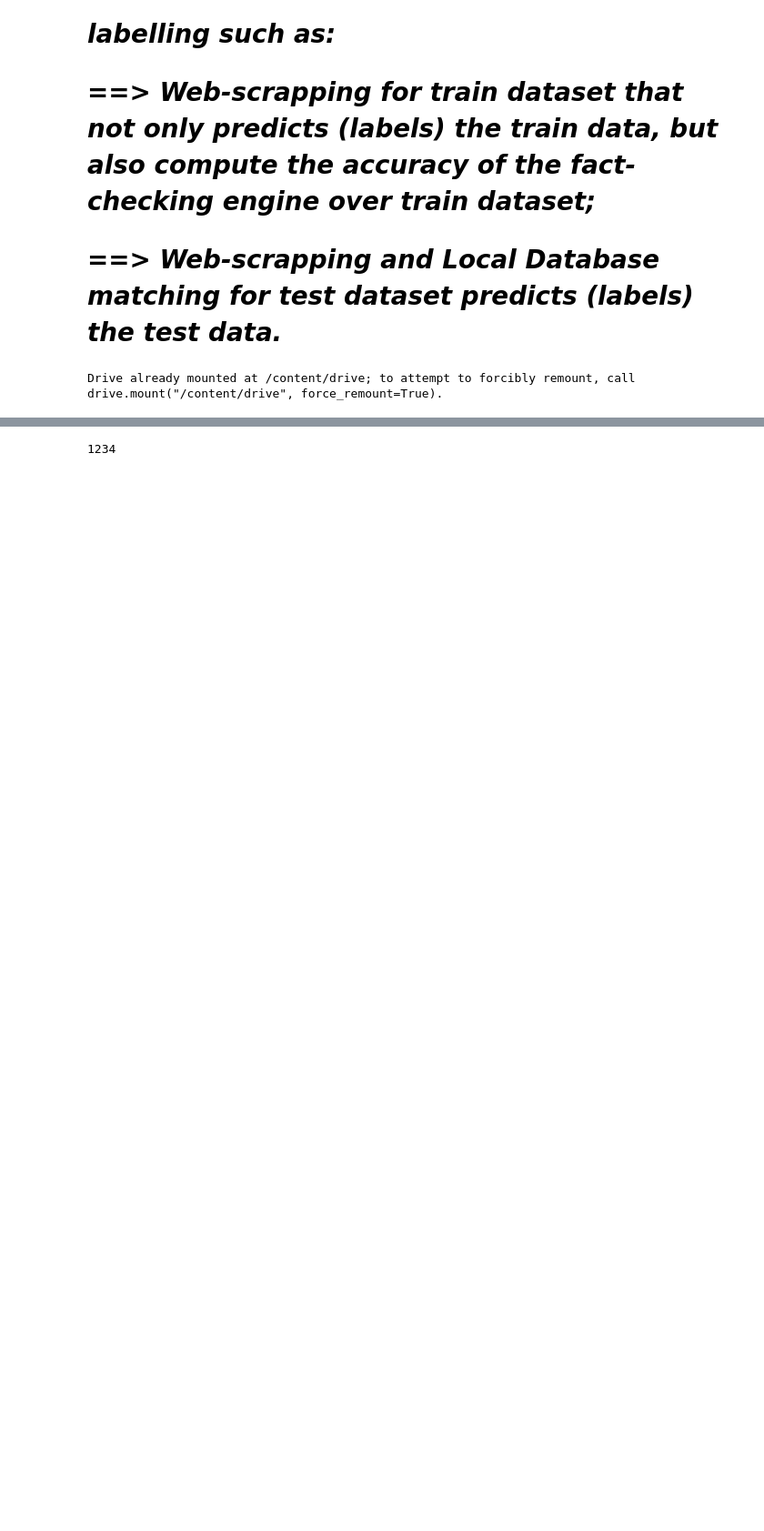
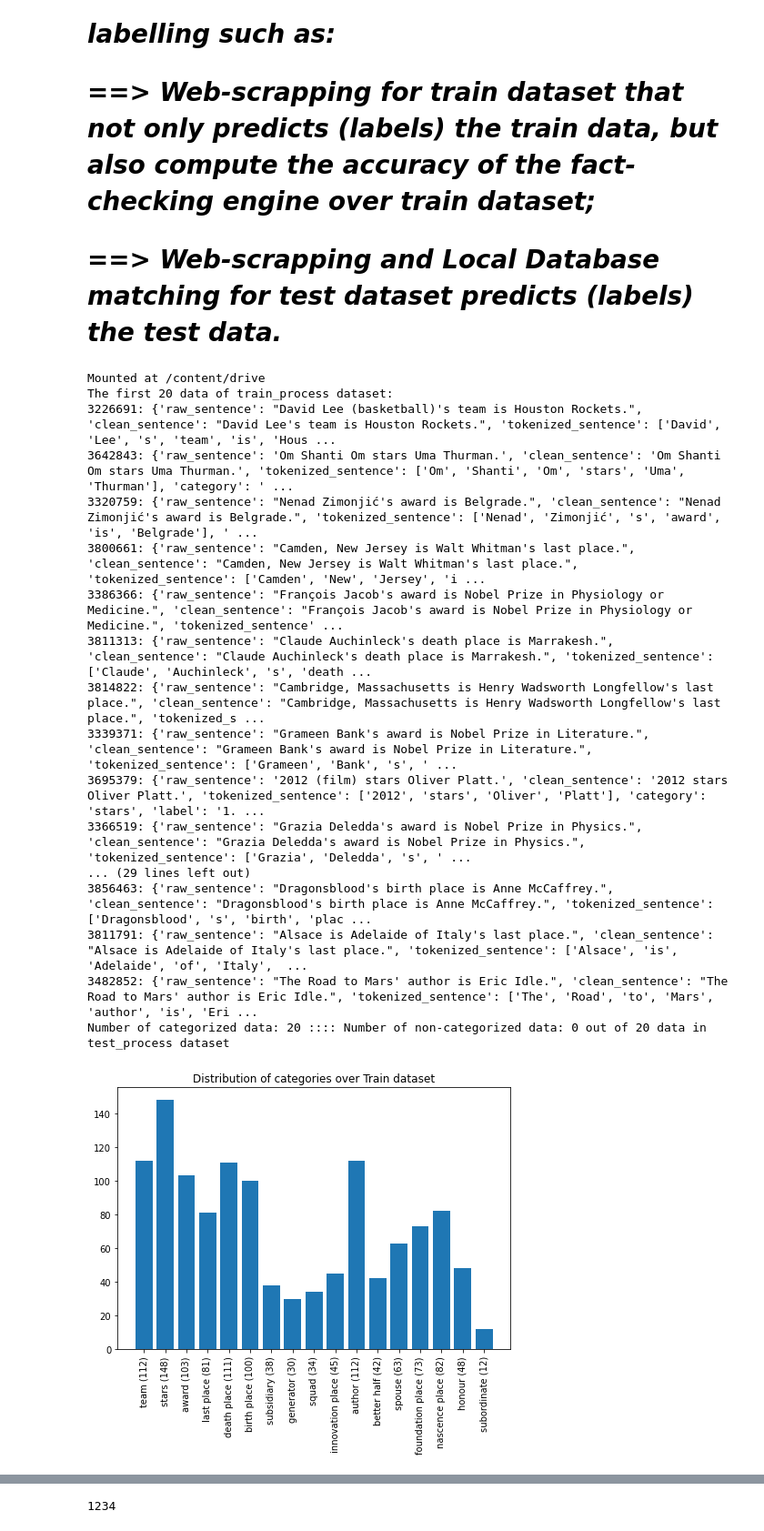
Before and after one commit to LittleOneNoise/SNLP_Fact_Checking, a Jupyter notebook: fact_engine.ipynb, the cells around one changed output, grey strips where cells are left out. Shown: that part at 91% size. Cells and saved outputs as stored; diff of their text form; code cells hidden in the pictures; blank space fills up the shorter version.

```diff
--- a/fact_engine.ipynb
+++ b/fact_engine.ipynb
@@ -509,7 +517,7 @@ class ProcessData:
             processed_dataset = self.clean_data(categorized_dataset, extra_categories)
             with open(file_name, 'w') as saved_file:
                 json.dump(processed_dataset, saved_file)
-        self.distinguish(processed_dataset, 5) # the method distinguish accepts the number of the data you want to visualize. If you put len(processed_dataset) it will show all dataset
+        self.distinguish(processed_dataset)
         return processed_dataset, extra_categories
 # %% [markdown]
 # ***The Class of VisualizeData is used to express the graphics according to the main information that datasets included such as categories and labels!***
@@ -1392,7 +1400,7 @@ class Scrapping:
 # %%
 # mount drive and build necessary folders and files
 drive.mount('/content/drive')
-folder_name = 'SNLP_Fact_Checking-main/SNLP'
+folder_name = 'SNLP'
 directory_folder = f'drive/MyDrive/{folder_name}'
 saved_path = os.path.join(directory_folder, 'saved_path')
 train_file = os.path.join(directory_folder, 'SNLP2020_training.tsv')
@@ -1433,31 +1441,48 @@ visualizer.plot_bars(ne_test, textinfo_test, 'Test')
 
 # generating links for each information in each data that train and test dataset includes
 resulting_train_file = 'results_train.json'
 resulting_test_file = 'results_test.json'
 scrapper_train = GetLinks(saved_path, train_dataset, data_collector_train.stop_words)
 result_train = scrapper_train.save_and_load(resulting_train_file)
 scrapper_test = GetLinks(saved_path, test_dataset, data_collector_test.stop_words)
 result_test = scrapper_test.save_and_load(resulting_test_file)
 
 # dictionary of synonyms of the corresponding categories
 synonymDB = {
               'nascence place': ['nascence place', 'birth', 'born'],
               'death place': ['death place', 'dead', 'die', 'last place'],
               'stars': ['star', 'starring', 'actor'],
               'team': ["\d{4}"],
               'squad': ["\d{4}"],
               'author': ["author", 'writer', "novelist", 'playwright', 'creator'],
               'foundation place': ['founded', 'foundation', 'base', 'headquarter', 'innnovation place'],
               'award': ['award', 'prize', 'honour', 'decoration', 'reward', 'medal'],
               'last place': ['last place', 'death place', 'dead', 'die'],
               'innovation place': ['innovation place', 'innovation', 'revolution', 'transformation', 'revolution', 'headquarter', 'founded', 'foundation place'],
               'better half': ['better half', 'partner', 'wife', 'husband', 'spouse'],
               'honour': ['honour', 'distinction', 'tribute', 'award', 'prize', 'decoration', 'reward'],
               'subsidiary': ['subsidiar', 'successor', 'parent', 'predecessor', 'developer', 'acquire'],
               'generator': ['generator', 'author'],
               'subordinate': ['subordinate', 'fate', 'acquire', 'acquisition'],
               'spouse': ['spouse', 'partner', 'wife', 'husband', 'better half'],
               'birth place': ['birth place', 'nascence place', 'birth', 'born']
 }
 # %% [output]
-Drive already mounted at /content/drive; to attempt to forcibly remount, call drive.mount("/content/drive", force_remount=True).
+Mounted at /content/drive
+The first 20 data of train_process dataset:
+3226691: {'raw_sentence': "David Lee (basketball)'s team is Houston Rockets.", 'clean_sentence': "David Lee's team is Houston Rockets.", 'tokenized_sentence': ['David', 'Lee', 's', 'team', 'is', 'Hous ...
+3642843: {'raw_sentence': 'Om Shanti Om stars Uma Thurman.', 'clean_sentence': 'Om Shanti Om stars Uma Thurman.', 'tokenized_sentence': ['Om', 'Shanti', 'Om', 'stars', 'Uma', 'Thurman'], 'category': ' ...
+3320759: {'raw_sentence': "Nenad Zimonjić's award is Belgrade.", 'clean_sentence': "Nenad Zimonjić's award is Belgrade.", 'tokenized_sentence': ['Nenad', 'Zimonjić', 's', 'award', 'is', 'Belgrade'], ' ...
+3800661: {'raw_sentence': "Camden, New Jersey is Walt Whitman's last place.", 'clean_sentence': "Camden, New Jersey is Walt Whitman's last place.", 'tokenized_sentence': ['Camden', 'New', 'Jersey', 'i ...
+3386366: {'raw_sentence': "François Jacob's award is Nobel Prize in Physiology or Medicine.", 'clean_sentence': "François Jacob's award is Nobel Prize in Physiology or Medicine.", 'tokenized_sentence' ...
+3811313: {'raw_sentence': "Claude Auchinleck's death place is Marrakesh.", 'clean_sentence': "Claude Auchinleck's death place is Marrakesh.", 'tokenized_sentence': ['Claude', 'Auchinleck', 's', 'death ...
+3814822: {'raw_sentence': "Cambridge, Massachusetts is Henry Wadsworth Longfellow's last place.", 'clean_sentence': "Cambridge, Massachusetts is Henry Wadsworth Longfellow's last place.", 'tokenized_s ...
+3339371: {'raw_sentence': "Grameen Bank's award is Nobel Prize in Literature.", 'clean_sentence': "Grameen Bank's award is Nobel Prize in Literature.", 'tokenized_sentence': ['Grameen', 'Bank', 's', ' ...
+3695379: {'raw_sentence': '2012 (film) stars Oliver Platt.', 'clean_sentence': '2012 stars Oliver Platt.', 'tokenized_sentence': ['2012', 'stars', 'Oliver', 'Platt'], 'category': 'stars', 'label': '1. ...
+3366519: {'raw_sentence': "Grazia Deledda's award is Nobel Prize in Physics.", 'clean_sentence': "Grazia Deledda's award is Nobel Prize in Physics.", 'tokenized_sentence': ['Grazia', 'Deledda', 's', ' ...
+... (29 lines left out)
+3856463: {'raw_sentence': "Dragonsblood's birth place is Anne McCaffrey.", 'clean_sentence': "Dragonsblood's birth place is Anne McCaffrey.", 'tokenized_sentence': ['Dragonsblood', 's', 'birth', 'plac ...
+3811791: {'raw_sentence': "Alsace is Adelaide of Italy's last place.", 'clean_sentence': "Alsace is Adelaide of Italy's last place.", 'tokenized_sentence': ['Alsace', 'is', 'Adelaide', 'of', 'Italy',  ...
+3482852: {'raw_sentence': "The Road to Mars' author is Eric Idle.", 'clean_sentence': "The Road to Mars' author is Eric Idle.", 'tokenized_sentence': ['The', 'Road', 'to', 'Mars', 'author', 'is', 'Eri ...
+Number of categorized data: 20 :::: Number of non-categorized data: 0 out of 20 data in test_process dataset
+[figure, added]
```
Also changed, not shown: parts of 3 cells of this notebook.
